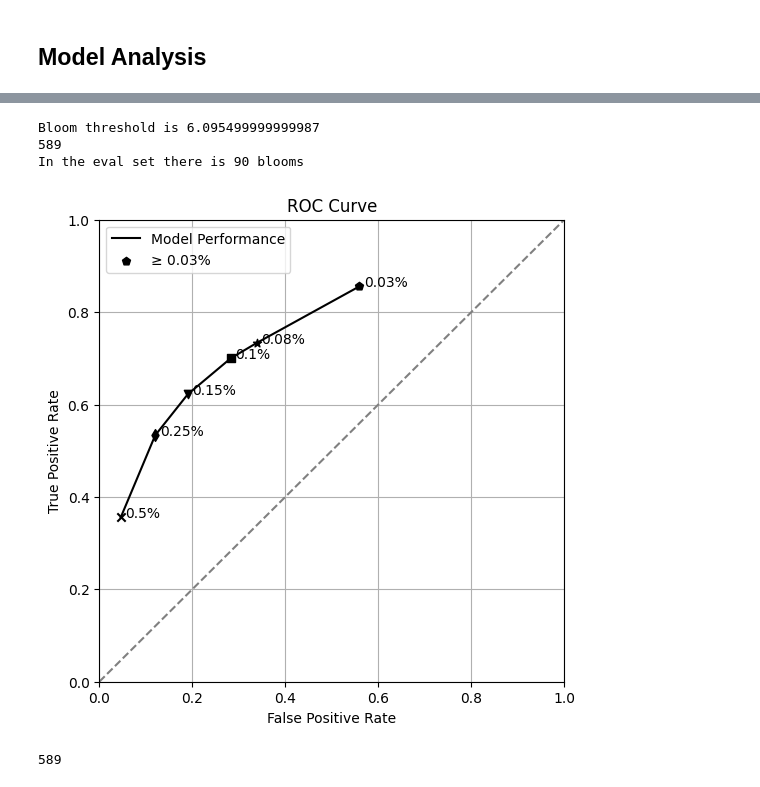
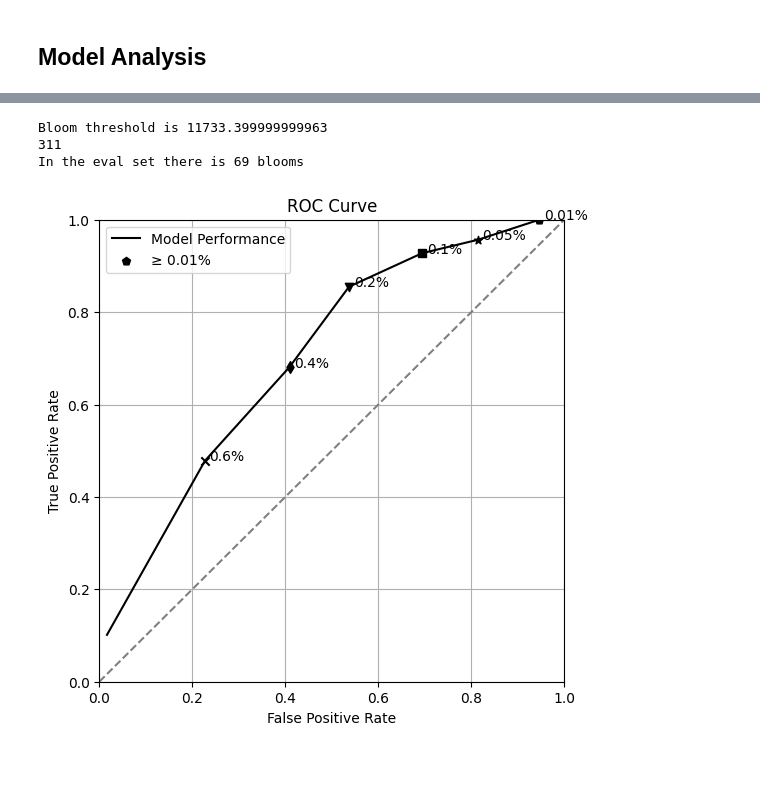
Before and after one commit to aparaselli/HAB-Prediction-Research, a Jupyter notebook: Code/model_analysis.ipynb, the cells around one changed output, grey strips where cells are left out. Drawn from its saved outputs; the diff is of its cells as text; code cells hidden in the pictures.

```diff
--- a/Code/model_analysis.ipynb
+++ b/Code/model_analysis.ipynb
@@ -38,7 +38,7 @@ warnings.filterwarnings("ignore",
     module="joblib.externals.loky.process_executor")
 # %%
 data_path = "Data/carter_data_w_gaps.csv"
-model_path = "800_sample_no_test_carter_models.csv"
+model_path = "1000_sample_HAB_cor_driver_carter_models.csv"
 # %%
 def str_to_list(s):
     s = s.replace('nan', 'null')  # Replace 'nan' with 'null' for JSON compatibility
@@ -170,56 +260,51 @@ samp -> num from n*samp top models
 outputs -> array of trues and falses of blooms
 '''
 def ensemble_binary_bloom(parameters_df,n=100,p=0.1,samp=1,bloom_thresh=np.percentile(data[target],95)):
-    parameters_df = parameters_df.sort_values(by='rho',ascending=False)
-    parameters_df = parameters_df.iloc[0:n*samp:samp]#.sample(n)
+    #parameters_df = parameters_df.sort_values(by='rmse',ascending=True)
+    parameters_df = parameters_df.iloc[0:n*samp:samp]#.sample(n)#
     sum = np.zeros(np.array(parameters_df['pred'].iloc[0][1:-1]).size)
     for i in range(n):
-        curr = np.array(parameters_df['pred'].iloc[i][1:-1]) > bloom_thresh#np.percentile(parameters_df['pred'].iloc[i].iloc[1:],95)#
+        curr = np.array(parameters_df['pred'].iloc[i][1:-1]) > bloom_thresh#np.percentile(parameters_df['pred'].iloc[i][1:-1],95)#bloom_thresh
         sum = sum + curr
     return sum > (n*p), sum
 # %%
 #plot ROC for various sensitivities
-bloom_thresh = np.percentile(data[target].iloc[:1012],95)
+bloom_thresh = np.percentile(data[target].iloc[:513],95)
 print(f'Bloom threshold is {bloom_thresh}')
+parameters = parameters.sort_values(by='rmse',ascending=True)
 results, _ = ensemble_binary_bloom(parameters,samp=1,p=0.1,bloom_thresh=bloom_thresh,n=3)
 observations = data[target].iloc[-1*len(results):] > bloom_thresh
 print(len(observations))
 print(f'In the eval set there is {sum(observations)} blooms')
-p_list = [0.03,0.08,0.1,0.15,0.25,0.5]
-samp = 2
-num_models = 1000
+p_list = [0.01,0.05,0.1,0.2,0.4,0.6,0.9]
+samp = 20#40
+num_models = 2000#750
 TP_list = []
 FP_list = []
 for p in p_list:
     results, _ = ensemble_binary_bloom(parameters,samp=samp,p=p,bloom_thresh=bloom_thresh,n=num_models)
     eval = eval_ensemble(observations, results)
     TP_list.append(eval[1])
     FP_list.append(eval[2])
 
 markers = ['p', '*', 's', 'v', 'd', 'x']
 plt.figure(figsize=(6,6))
 plt.plot(FP_list, TP_list, linestyle='-', color='black', marker='None', label="Model Performance")
 
 for i, (fp, tp, p, marker) in enumerate(zip(FP_list, TP_list, p_list, markers)):
     plt.scatter(fp, tp, marker=marker, color='black', label=f"≥ {p}%" if i == 0 else "")
     plt.text(fp + 0.01, tp, f"{p}%", fontsize=10)
 plt.plot([0, 1], [0, 1], linestyle="--", color="gray")
 plt.xlabel("False Positive Rate")
 plt.ylabel("True Positive Rate")
 plt.xlim(0, 1)
 plt.ylim(0, 1)
 plt.legend()
 plt.grid()
 plt.title("ROC Curve")
 plt.show()
 # %% [output]
-Bloom threshold is 6.095499999999987
-589
-In the eval set there is 90 blooms
+Bloom threshold is 11733.399999999963
+311
+In the eval set there is 69 blooms
-[figure, old version]
+[figure, new version]
-# %%
-val1, val2 = ensemble_binary_bloom(parameters,samp=samp,p=0.2,bloom_thresh=bloom_thresh,n=num_models)
-
-len(val2)
-# %% [output]
-589
```
Also changed, not shown: parts of 14 cells of this notebook, 11 other files.
